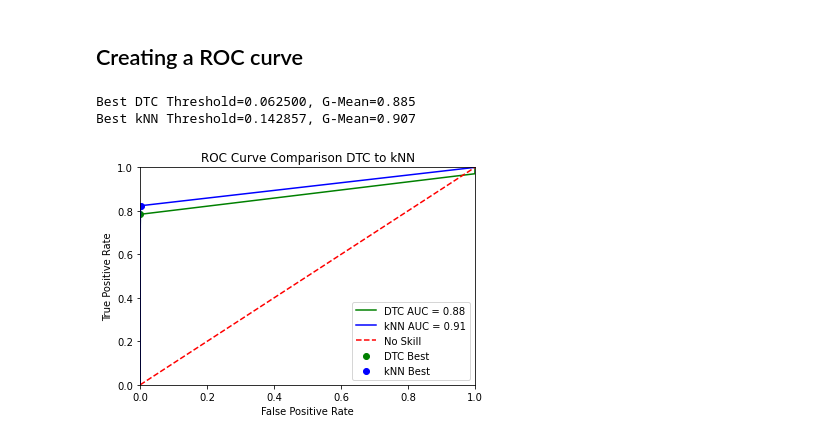
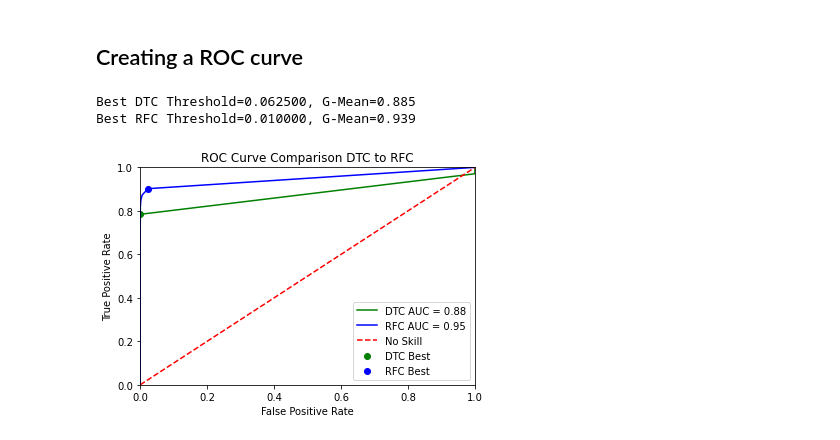
Before and after one commit to PacktPublishing/Machine-Learning-Security-Principles, a Jupyter notebook: Chapter 08/MLSec; 08; Perform Fraud Detection.ipynb, the cells around one changed output. Drawn from its saved outputs; the diff is of its cells as text; code cells hidden in the pictures.

```diff
--- a/Chapter 08/MLSec; 08; Perform Fraud Detection.ipynb
+++ b/Chapter 08/MLSec; 08; Perform Fraud Detection.ipynb
@@ -228,6 +220,0 @@ plt.show()
-# %%
-knn = KNeighborsClassifier(n_neighbors = 7)
-knn.fit(X_train, y_train)
-knn_yHat = knn.predict(X_test)
-print(f"Accuracy score: ' \
-      f'{accuracy_score(y_test, knn_yHat)}")
@@ -245,0 +224,7 @@ plt.show()
+# %%
+rfc = RandomForestClassifier(max_depth=9,
+                             n_estimators=100, n_jobs=-1)
+rfc.fit(X_train, y_train)
+rfc_yHat = rfc.predict(X_test)
+print(f"Accuracy score: " \
+      f"{accuracy_score(y_test, rfc_yHat)}")
@@ -256,43 +265,45 @@ dtc_fpr, dtc_tpr, dtc_thresholds = \
     roc_curve(y_test, dtc_y_scores[:, 1])
 dtc_roc_auc = auc(dtc_fpr, dtc_tpr)
 # %%
-knn_y_scores = knn.predict_proba(X_test)
-knn_fpr, knn_tpr, knn_thresholds = \
-    roc_curve(y_test, knn_y_scores[:, 1])
-knn_roc_auc = auc(knn_fpr, knn_tpr)
+rfc_y_scores = rfc.predict_proba(X_test)
+rfc_fpr, rfc_tpr, rfc_thresholds = \
+    roc_curve(y_test, rfc_y_scores[:, 1])
+rfc_roc_auc = auc(rfc_fpr, rfc_tpr)
 # %%
 dtc_gmeans = sqrt(dtc_tpr * (1-dtc_fpr))
 dtc_ix = argmax(dtc_gmeans)
 print('Best DTC Threshold=%f, G-Mean=%.3f'
-      % (dtc_thresholds[dtc_ix], dtc_gmeans[dtc_ix]))
+      % (dtc_thresholds[dtc_ix],
+         dtc_gmeans[dtc_ix]))
 
-knn_gmeans = sqrt(knn_tpr * (1-knn_fpr))
-knn_ix = argmax(knn_gmeans)
-print('Best kNN Threshold=%f, G-Mean=%.3f'
-      % (knn_thresholds[knn_ix], knn_gmeans[knn_ix]))
+rfc_gmeans = sqrt(rfc_tpr * (1-rfc_fpr))
+rfc_ix = argmax(rfc_gmeans)
+print('Best RFC Threshold=%f, G-Mean=%.3f'
+      % (rfc_thresholds[rfc_ix],
+         rfc_gmeans[rfc_ix]))
 # %% [output]
 Best DTC Threshold=0.062500, G-Mean=0.885
-Best kNN Threshold=0.142857, G-Mean=0.907
+Best RFC Threshold=0.010000, G-Mean=0.939
 # %%
 plt.title('Receiver Operating Characteristic')
 plt.plot(dtc_fpr, dtc_tpr, 'g',
          label = 'DTC AUC = %0.2f' % dtc_roc_auc)
-plt.plot(knn_fpr, knn_tpr, 'b',
-         label = 'kNN AUC = %0.2f' % knn_roc_auc)
+plt.plot(rfc_fpr, rfc_tpr, 'b',
+         label = 'RFC AUC = %0.2f' % rfc_roc_auc)
 plt.plot([0, 1], [0, 1],'r--',
          label = 'No Skill')
 plt.scatter(dtc_fpr[dtc_ix], dtc_tpr[dtc_ix],
             marker='o', color='g',
             label='DTC Best')
-plt.scatter(knn_fpr[knn_ix], knn_tpr[knn_ix],
+plt.scatter(rfc_fpr[rfc_ix], rfc_tpr[rfc_ix],
             marker='o', color='b',
-            label='kNN Best')
+            label='RFC Best')
 plt.legend(loc = 'lower right')
 plt.xlim([0, 1])
 plt.ylim([0, 1])
 plt.ylabel('True Positive Rate')
 plt.xlabel('False Positive Rate')
-plt.title('ROC Curve Comparison DTC to kNN')
+plt.title('ROC Curve Comparison DTC to RFC')
 plt.show()
 # %% [output]
-[figure, old version]
+[figure, new version]
```
Also changed, not shown: parts of 11 cells of this notebook.
